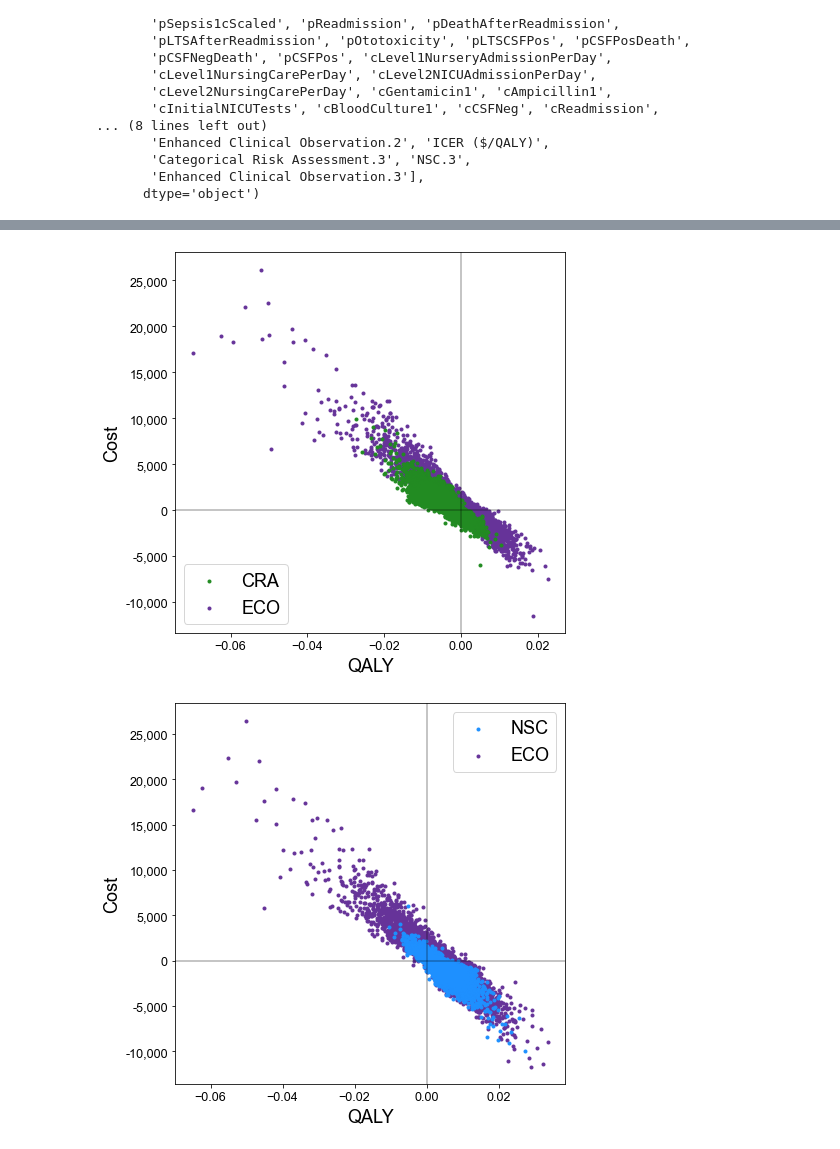
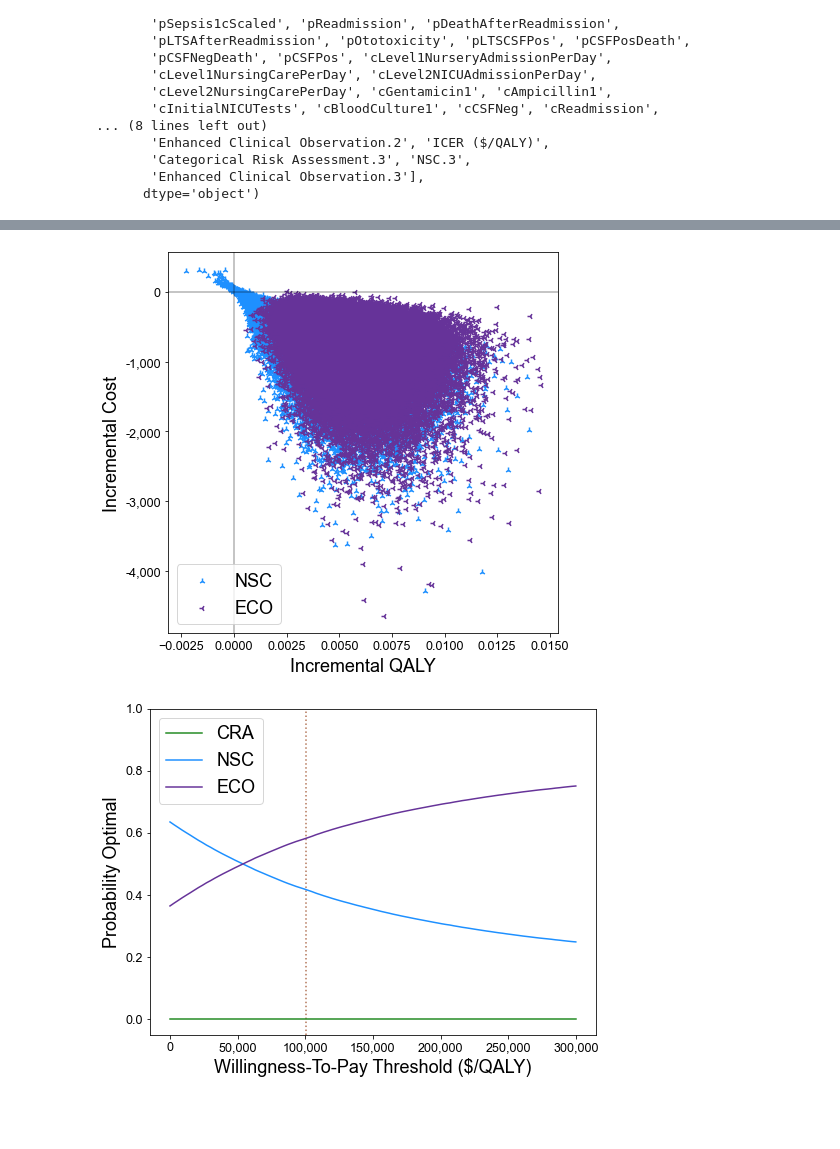
Before and after one commit to guanzgrace/cea-eos, a Jupyter notebook: Graphs-PSA.ipynb, the cells around one changed output, grey strips where cells are left out. Drawn from its saved outputs; the diff is of its cells as text; code cells hidden in the pictures; blank space fills up the shorter version.

```diff
--- a/Graphs-PSA.ipynb
+++ b/Graphs-PSA.ipynb
@@ -81,37 +109,38 @@ plt.show()
 fig, ax = plt.subplots(figsize=(7,7))
 ax.get_yaxis().set_major_formatter(
     tkr.FuncFormatter(lambda x, p: format(int(x), ',')))
-plt.scatter(psa["Categorical Risk Assessment.1"] - psa["NSC.1"], psa["Categorical Risk Assessment"] - psa["NSC"],
-            label="CRA", color=cra_color, marker='.', zorder=4)
-#plt.scatter(psa["NSC.1"], psa["NSC"],
-#            label="NSC", color=nsc_color, marker='.', zorder=2)
-plt.scatter(psa["Enhanced Clinical Observation.1"] - psa["NSC.1"], psa["Enhanced Clinical Observation"] - psa["NSC"],
-            label="ECO", color=eco_color, marker='.', zorder=3)
+#plt.scatter(psa["Categorical Risk Assessment.1"] - psa["NSC.1"], psa["Categorical Risk Assessment"] - psa["NSC"],
+#            label="CRA", color=cra_color, marker='.', zorder=4)
+plt.scatter(psa["NSC.1"] - psa["Categorical Risk Assessment.1"], psa["NSC"] - psa["Categorical Risk Assessment"],
+            label="NSC", color=nsc_color, marker='2', zorder=3)
+plt.scatter(psa["Enhanced Clinical Observation.1"] - psa["Categorical Risk Assessment.1"], psa["Enhanced Clinical Observation"] - psa["Categorical Risk Assessment"],
+            label="ECO", color=eco_color, marker='3', zorder=4)
 
 plt.axvline(x=0, color='black', alpha=0.3, zorder=5)
 plt.axhline(y=0, color='black', alpha=0.3, zorder=5)
-plt.xlabel('QALY')
-plt.ylabel('Cost')
+plt.xlabel('Incremental QALY')
+plt.ylabel('Incremental Cost')
 plt.legend()
 plt.show()
 # %% [output]
-[figure, old version]
+[figure, new version]
+# %%
+ce_accept_curve = pd.read_csv("PSA/psa100000cecurve_new.csv")
 # %%
-fig, ax = plt.subplots(figsize=(7,7))
-ax.get_yaxis().set_major_formatter(
+fig, ax = plt.subplots(figsize=(8,6))
+ax.get_xaxis().set_major_formatter(
     tkr.FuncFormatter(lambda x, p: format(int(x), ',')))
-#plt.scatter(psa["Categorical Risk Assessment.1"] - psa["NSC.1"], psa["Categorical Risk Assessment"] - psa["NSC"],
-#            label="CRA", color=cra_color, marker='.', zorder=4)
-plt.scatter(psa["NSC.1"] - psa["Categorical Risk Assessment.1"], psa["NSC"] - psa["Categorical Risk Assessment"],
-            label="NSC", color=nsc_color, marker='.', zorder=4)
-plt.scatter(psa["Enhanced Clinical Observation.1"] - psa["Categorical Risk Assessment.1"], psa["Enhanced Clinical Observation"] - psa["Categorical Risk Assessment"],
-            label="ECO", color=eco_color, marker='.', zorder=3)
-
-plt.axvline(x=0, color='black', alpha=0.3, zorder=5)
-plt.axhline(y=0, color='black', alpha=0.3, zorder=5)
-plt.xlabel('QALY')
-plt.ylabel('Cost')
+plt.plot(ce_accept_curve["WTP"], ce_accept_curve["Categorical Risk Assessment"],
+            label="CRA", color=cra_color, zorder=1)
+plt.plot(ce_accept_curve["WTP"], ce_accept_curve["NSC"],
+            label="NSC", color=nsc_color, zorder=2)
+plt.plot(ce_accept_curve["WTP"], ce_accept_curve["Enhanced Clinical Observation"],
+            label="ECO", color=eco_color, zorder=3)
+plt.axvline(x=100175, color='sienna', alpha=0.8, zorder=0, linestyle='dotted')
+plt.xlabel('Willingness-To-Pay Threshold ($/QALY)')
+plt.ylabel('Probability Optimal')
+plt.ylim(-0.05,1)
 plt.legend()
 plt.show()
 # %% [output]
-[figure, old version]
+[figure, new version]
```
Also changed, not shown: parts of 11 cells of this notebook, 19 other files.
